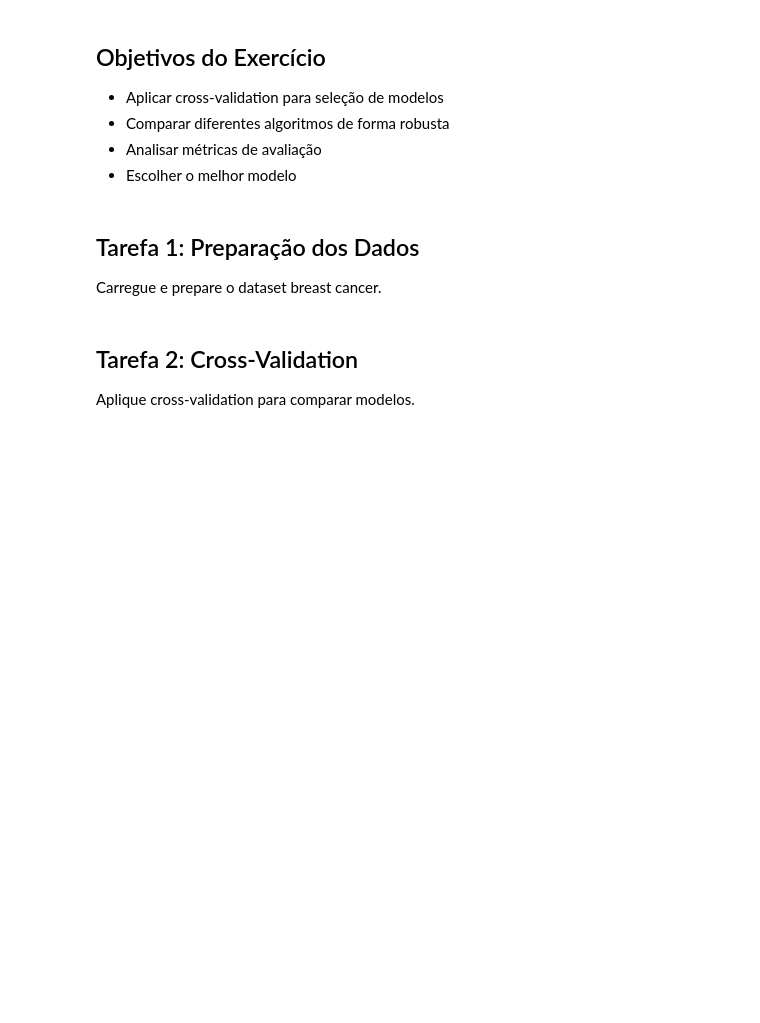
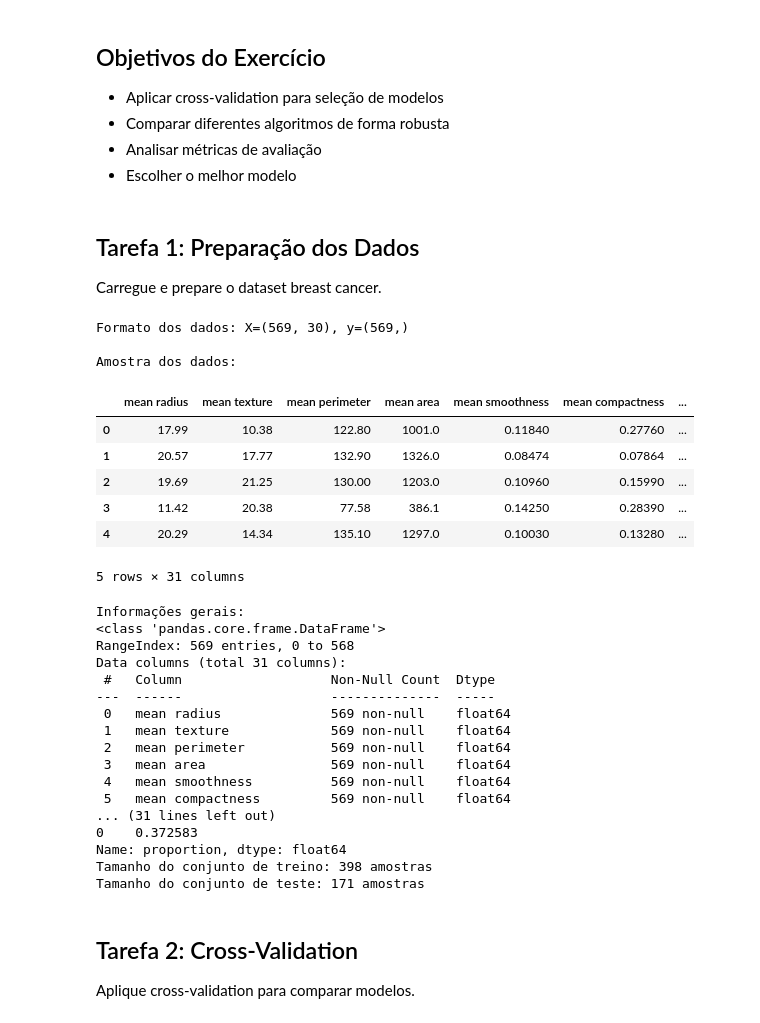
Before and after one commit to Wagner-V1eira/machine-learning-aulas, a Jupyter notebook: modules/03-validacao_otimizacao/exercises/01_model_selection.ipynb, the cells around one changed output. Drawn from its saved outputs; the diff is of its cells as text; code cells hidden in the pictures; blank space fills up the shorter version.

```diff
--- a/modules/03-validacao_otimizacao/exercises/01_model_selection.ipynb
+++ b/modules/03-validacao_otimizacao/exercises/01_model_selection.ipynb
@@ -30,7 +30,66 @@ plt.rcParams["figure.figsize"] = (10, 6)
 
 Carregue e prepare o dataset breast cancer.
 # %%
-# Seu código aqui
+dados = load_breast_cancer()
+
+X = dados.data
+y = dados.target
+
+print(f"Formato dos dados: X={X.shape}, y={y.shape}")
+
+df = pd.DataFrame(X, columns=dados.feature_names)
+df['target'] = y
+
+print("\nAmostra dos dados:")
+display(df.head())
+
+print("\nInformações gerais:")
+df.info()
+
+print("\nBalanceamento das classes:")
+
+print(df['target'].value_counts(normalize=True))
+
+X_train, X_test, y_train, y_test = train_test_split(
+    X, y, test_size=0.3, random_state=42, stratify=y
+)
+
+from sklearn.preprocessing import StandardScaler
+
+scaler = StandardScaler()
+X_train_scaled = scaler.fit_transform(X_train)
+X_test_scaled = scaler.transform(X_test)
+
+print(f"Tamanho do conjunto de treino: {X_train_scaled.shape[0]} amostras")
+print(f"Tamanho do conjunto de teste: {X_test_scaled.shape[0]} amostras")
+# %% [output]
+Formato dos dados: X=(569, 30), y=(569,)
+
+Amostra dos dados:
+|  | mean radius | mean texture | mean perimeter | mean area | mean smoothness | mean compactness | ... |
+| 0 | 17.99 | 10.38 | 122.80 | 1001.0 | 0.11840 | 0.27760 | ... |
+| 1 | 20.57 | 17.77 | 132.90 | 1326.0 | 0.08474 | 0.07864 | ... |
+| 2 | 19.69 | 21.25 | 130.00 | 1203.0 | 0.10960 | 0.15990 | ... |
+| 3 | 11.42 | 20.38 | 77.58 | 386.1 | 0.14250 | 0.28390 | ... |
+| 4 | 20.29 | 14.34 | 135.10 | 1297.0 | 0.10030 | 0.13280 | ... |
+5 rows × 31 columns
+Informações gerais:
+<class 'pandas.core.frame.DataFrame'>
+RangeIndex: 569 entries, 0 to 568
+Data columns (total 31 columns):
+ #   Column                   Non-Null Count  Dtype
+---  ------                   --------------  -----
+ 0   mean radius              569 non-null    float64
+ 1   mean texture             569 non-null    float64
+ 2   mean perimeter           569 non-null    float64
+ 3   mean area                569 non-null    float64
+ 4   mean smoothness          569 non-null    float64
+ 5   mean compactness         569 non-null    float64
+... (31 lines left out)
+0    0.372583
+Name: proportion, dtype: float64
+Tamanho do conjunto de treino: 398 amostras
+Tamanho do conjunto de teste: 171 amostras
 # %% [markdown]
 ## Tarefa 2: Cross-Validation
 
```
Also changed, not shown: parts of 2 cells of this notebook, 1 other file.
